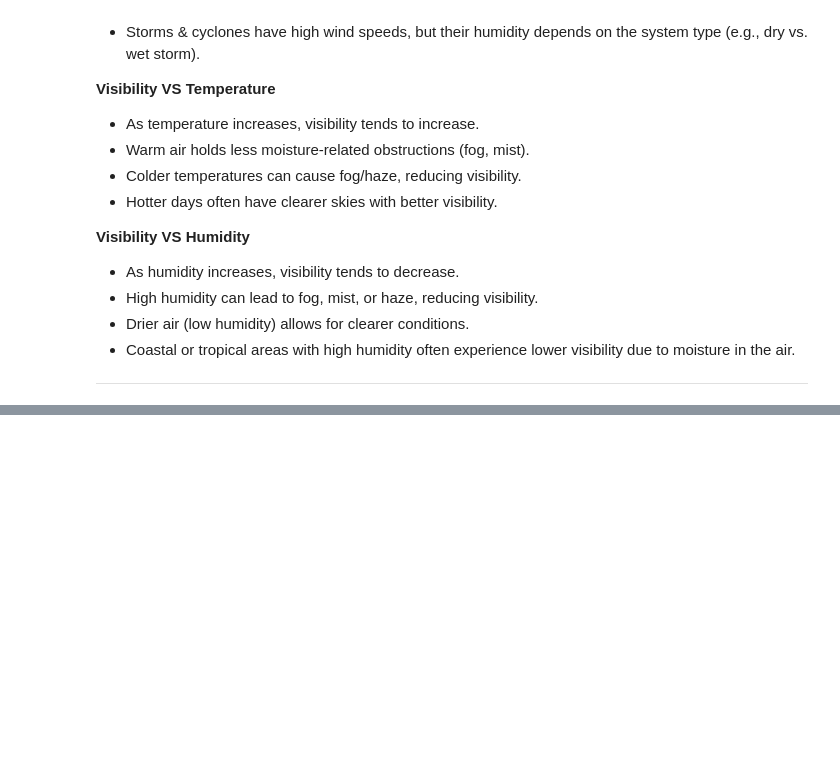
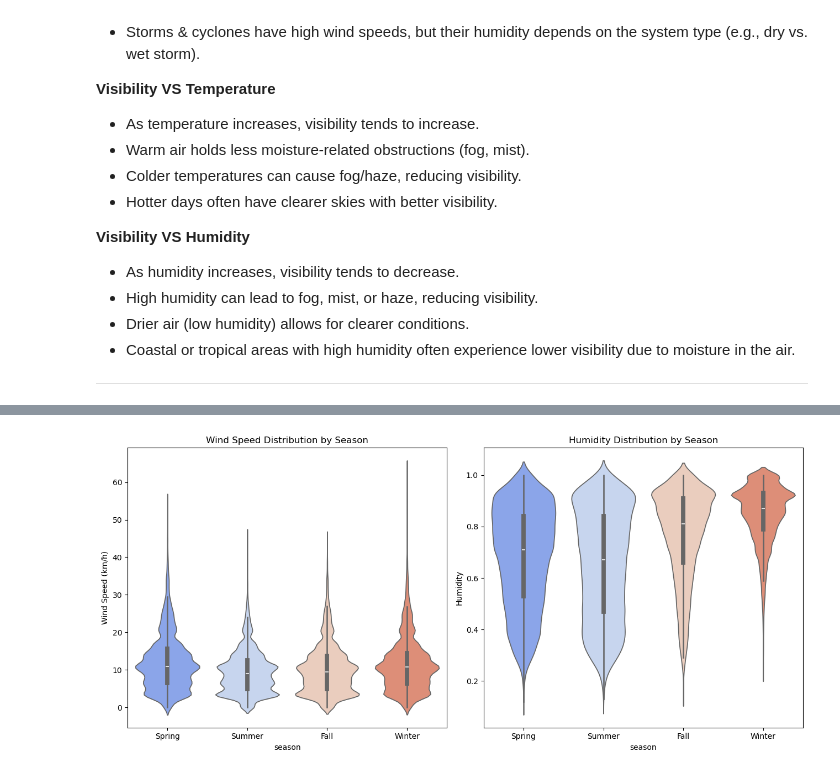
Before and after one commit to danisharain12/Exploratory-Data-Analysis-Projects, a Jupyter notebook: Weather Data Analysis/Weather_Data_Analysis.ipynb, the cells around one changed output, grey strips where cells are left out. Cells and saved outputs as stored; diff of their text form; code cells hidden in the pictures; blank space fills up the shorter version.

```diff
--- a/Weather Data Analysis/Weather_Data_Analysis.ipynb
+++ b/Weather Data Analysis/Weather_Data_Analysis.ipynb
@@ -624,0 +595,15 @@ plt.show()
+# %%
+fig, axes = plt.subplots(nrows=1, ncols=2, figsize=(13, 6))
+
+# Wind Speed
+sns.violinplot(data=df, x='season', y='Wind Speed (km/h)', palette='coolwarm', ax=axes[0])
+axes[0].set_title('Wind Speed Distribution by Season')
+
+# Humidity
+sns.violinplot(data=df, x='season', y='Humidity', palette='coolwarm', ax=axes[1])
+axes[1].set_title('Humidity Distribution by Season')
+
+plt.tight_layout()
+plt.show()
+# %% [output]
+[figure, added]
```
Also changed, not shown: parts of 26 cells of this notebook.
